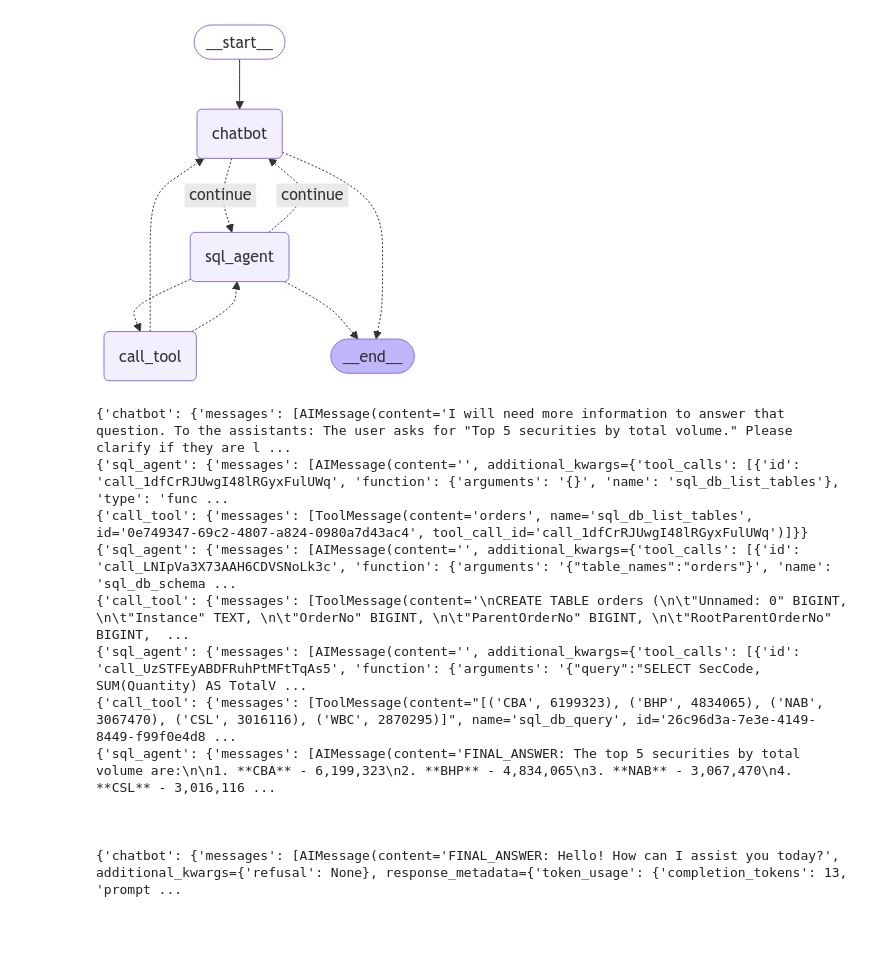
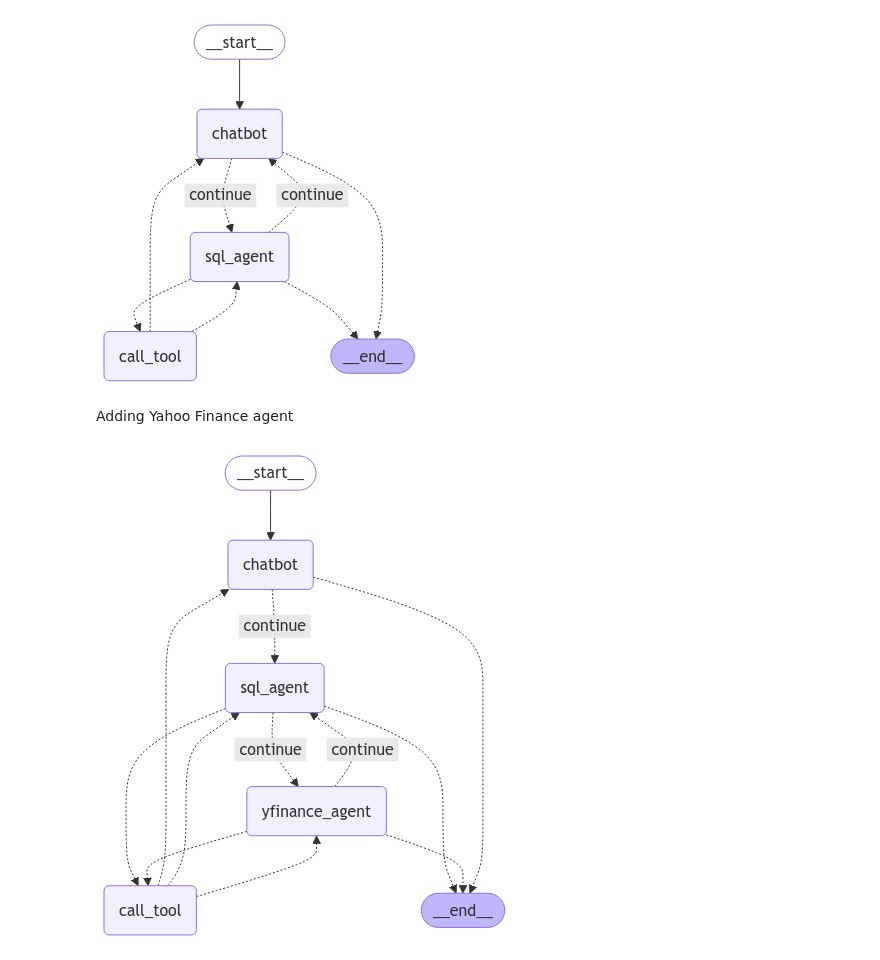
Before and after one commit to Kent-twl/BT4103-Capstone, a Jupyter notebook: src/llm/experiments/multiagent.ipynb, the cells around one changed output. Cells and saved outputs as stored; diff of their text form; code cells hidden in the pictures; blank space fills up the shorter version.

Commit message:
updated multi-agent network to support yfinance tool-calling

```diff
--- a/src/llm/experiments/multiagent.ipynb
+++ b/src/llm/experiments/multiagent.ipynb
@@ -236,23 +284,12 @@ def invoke_graph(graph, user_input: str):
 # stream_graph_updates(graph, "What is the total number of orders?")
 # %%
 # invoke_graph(graph, "Top 5 securities with the highest volume., as well as their respective average prices.")
-async for event in graph.astream({"messages": [("user", "Top 5 securities by total volume.")]}):
-    print(event)
+# async for event in graph.astream({"messages": [("user", "Top 5 securities by total volume.")]}):
+#     print(event)
 
-print("\n\n")
+# print("\n\n")
 
-async for event in graph.astream({"messages": [("user", "Hello.")]}):
-    print(event)
+# async for event in graph.astream({"messages": [("user", "Hello.")]}):
+#     print(event)
-# %% [output]
-{'chatbot': {'messages': [AIMessage(content='I will need more information to answer that question. To the assistants: The user asks for "Top 5 securities by total volume." Please clarify if they are l ...
-{'sql_agent': {'messages': [AIMessage(content='', additional_kwargs={'tool_calls': [{'id': 'call_1dfCrRJUwgI48lRGyxFulUWq', 'function': {'arguments': '{}', 'name': 'sql_db_list_tables'}, 'type': 'func ...
-{'call_tool': {'messages': [ToolMessage(content='orders', name='sql_db_list_tables', id='0e749347-69c2-4807-a824-0980a7d43ac4', tool_call_id='call_1dfCrRJUwgI48lRGyxFulUWq')]}}
-{'sql_agent': {'messages': [AIMessage(content='', additional_kwargs={'tool_calls': [{'id': 'call_LNIpVa3X73AAH6CDVSNoLk3c', 'function': {'arguments': '{"table_names":"orders"}', 'name': 'sql_db_schema ...
-{'call_tool': {'messages': [ToolMessage(content='\nCREATE TABLE orders (\n\t"Unnamed: 0" BIGINT, \n\t"Instance" TEXT, \n\t"OrderNo" BIGINT, \n\t"ParentOrderNo" BIGINT, \n\t"RootParentOrderNo" BIGINT,  ...
-{'sql_agent': {'messages': [AIMessage(content='', additional_kwargs={'tool_calls': [{'id': 'call_UzSTFEyABDFRuhPtMFtTqAs5', 'function': {'arguments': '{"query":"SELECT SecCode, SUM(Quantity) AS TotalV ...
-{'call_tool': {'messages': [ToolMessage(content="[('CBA', 6199323), ('BHP', 4834065), ('NAB', 3067470), ('CSL', 3016116), ('WBC', 2870295)]", name='sql_db_query', id='26c96d3a-7e3e-4149-8449-f99f0e4d8 ...
-{'sql_agent': {'messages': [AIMessage(content='FINAL_ANSWER: The top 5 securities by total volume are:\n\n1. **CBA** - 6,199,323\n2. **BHP** - 4,834,065\n3. **NAB** - 3,067,470\n4. **CSL** - 3,016,116 ...
-
-
-
-{'chatbot': {'messages': [AIMessage(content='FINAL_ANSWER: Hello! How can I assist you today?', additional_kwargs={'refusal': None}, response_metadata={'token_usage': {'completion_tokens': 13, 'prompt ...
+# %% [markdown]
+Adding Yahoo Finance agent
@@ -258,0 +319,40 @@ async for event in graph.astream({"messages": [("user", "Hello.")]}):
+# %%
+## Create graph
+workflow = StateGraph(State)
+workflow.add_node("chatbot", chatbot_node)
+workflow.add_node("sql_agent", sql_node)
+workflow.add_node("yfinance_agent", yfinance_node)
+workflow.add_node("call_tool", tool_node)
+
+## Agent nodes go to router, which redirect them to other agents or tools
+workflow.add_conditional_edges(
+    "sql_agent",
+    router,
+    {"continue": "yfinance_agent", "call_tool": "call_tool", END: END} ## Path map that maps router output to node names
+)
+workflow.add_conditional_edges(
+    "yfinance_agent",
+    router,
+    {"continue": "sql_agent", "call_tool": "call_tool", END: END}
+)
+workflow.add_conditional_edges(
+    "chatbot",
+    router,
+    {"continue": "sql_agent", END: END}
+)
+## Tool node routes back to the agent that called it, ie the sender
+workflow.add_conditional_edges(
+    "call_tool",
+    lambda state: state["sender"],
+    {"chatbot": "chatbot", "sql_agent": "sql_agent", "yfinance_agent": "yfinance_agent"}
+)
+workflow.add_edge(START, "chatbot")
+
+graph = workflow.compile()
+
+try:
+    display(Image(graph.get_graph(xray=True).draw_mermaid_png()))
+except Exception:
+    pass
+# %% [output]
+[figure, added]
```
Also changed, not shown: parts of 9 cells of this notebook, 4 other files.
